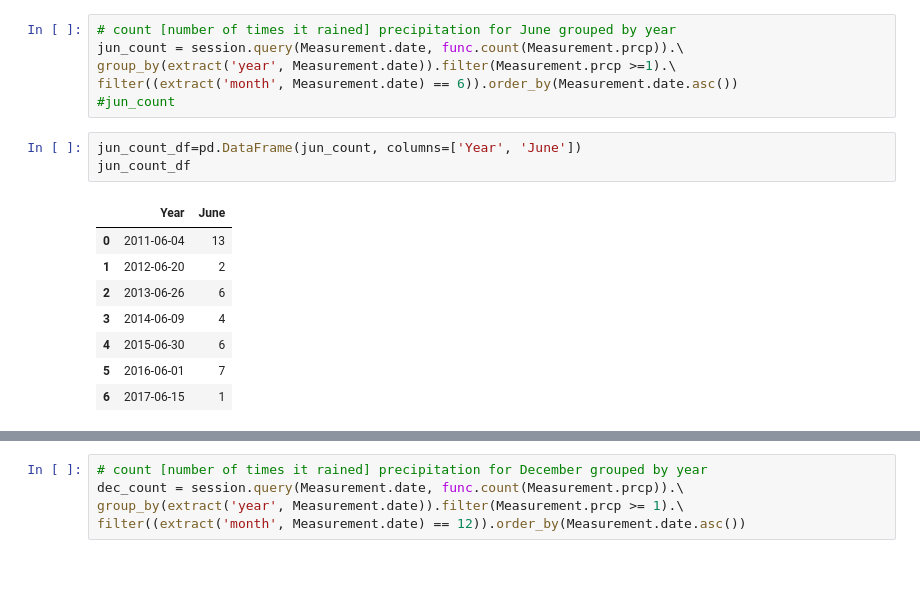
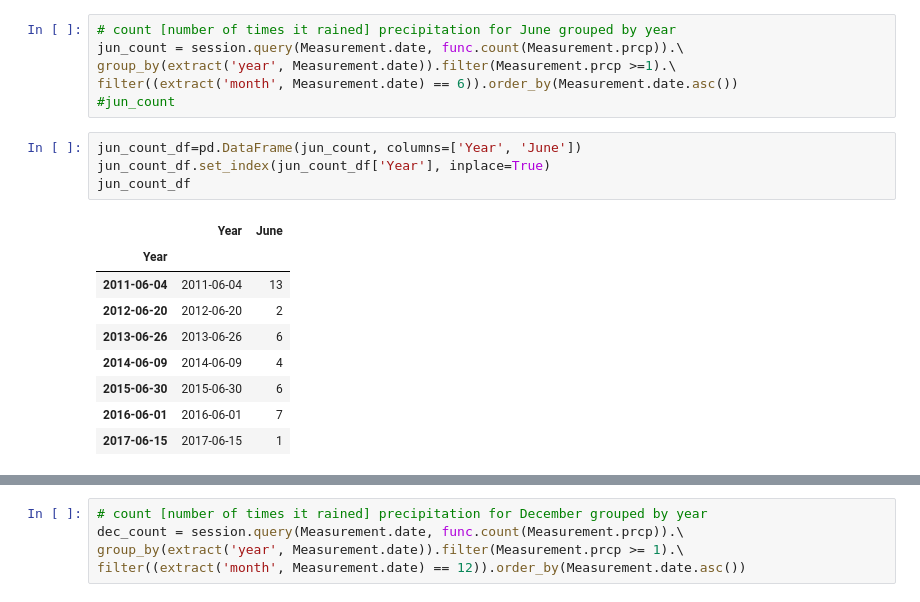
Before and after one commit to shamayun/Surfs_up, a Jupyter notebook: Resources/SurfsUp_Challenge.ipynb, the cells around one changed output, grey strips where cells are left out. Saved outputs shown, nothing was run; the diff lists cells and outputs as text; blank space fills up the shorter version.

```diff
--- a/Resources/SurfsUp_Challenge.ipynb
+++ b/Resources/SurfsUp_Challenge.ipynb
@@ -149,13 +155,15 @@ filter((extract('month', Measurement.date) == 6)).order_by(Measurement.date.asc(
 #jun_count
 # %%
 jun_count_df=pd.DataFrame(jun_count, columns=['Year', 'June'])
+jun_count_df.set_index(jun_count_df['Year'], inplace=True)
 jun_count_df
 # %% [output]
 |  | Year | June |
-| 0 | 2011-06-04 | 13 |
-| 1 | 2012-06-20 | 2 |
-| 2 | 2013-06-26 | 6 |
-| 3 | 2014-06-09 | 4 |
-| 4 | 2015-06-30 | 6 |
-| 5 | 2016-06-01 | 7 |
-| 6 | 2017-06-15 | 1 |
+| Year |  |  |
+| 2011-06-04 | 2011-06-04 | 13 |
+| 2012-06-20 | 2012-06-20 | 2 |
+| 2013-06-26 | 2013-06-26 | 6 |
+| 2014-06-09 | 2014-06-09 | 4 |
+| 2015-06-30 | 2015-06-30 | 6 |
+| 2016-06-01 | 2016-06-01 | 7 |
+| 2017-06-15 | 2017-06-15 | 1 |
```
Also changed, not shown: parts of 7 cells of this notebook, 3 other files.
